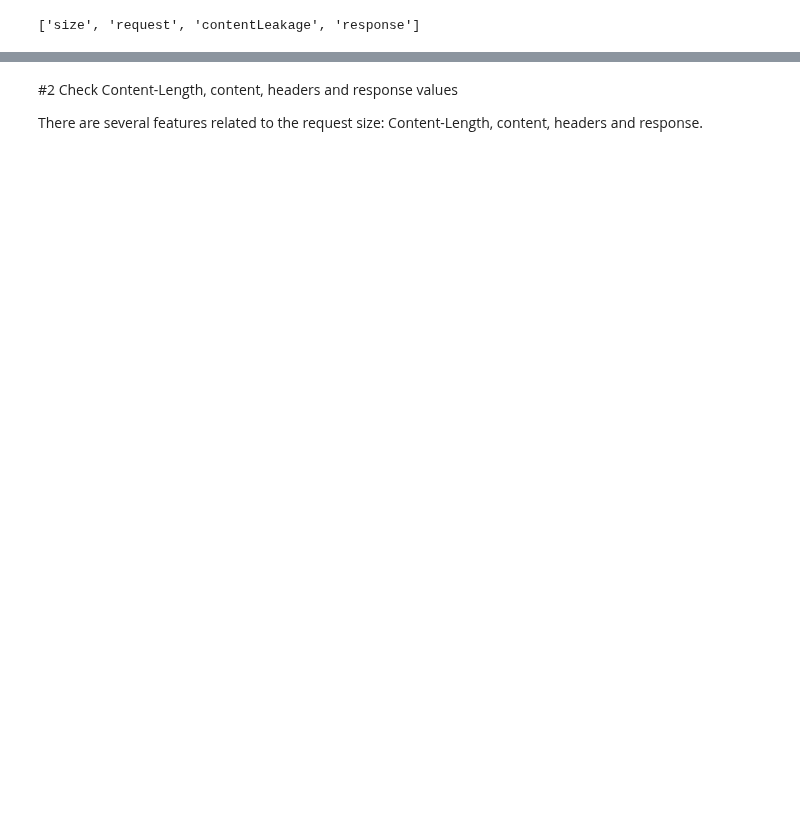
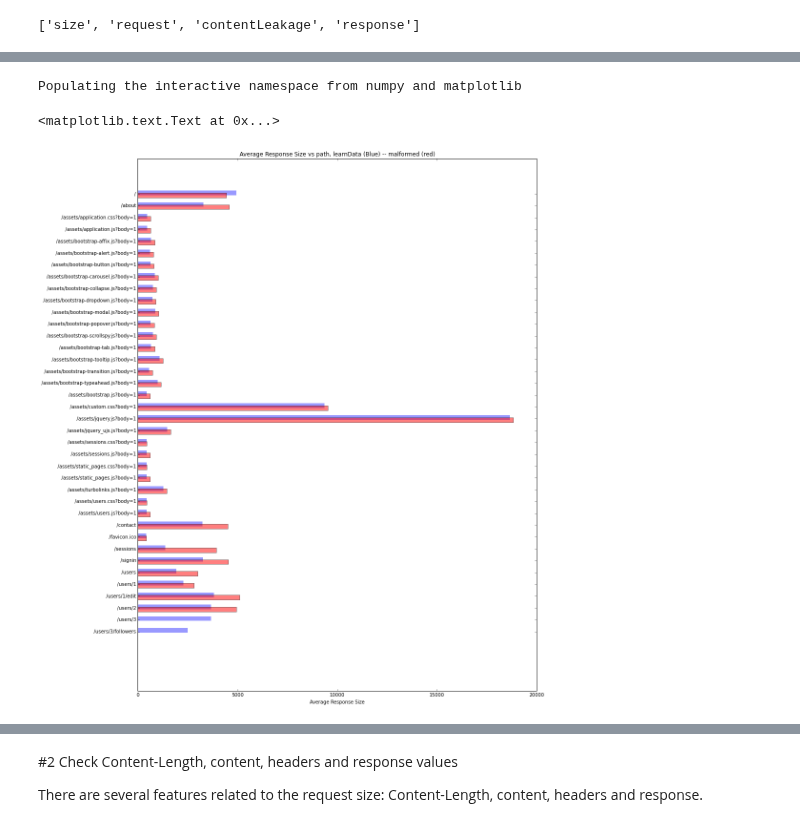
Before and after one commit to wangwf/Codes, a Jupyter notebook: dataLogs/mongodb.ipynb, the cells around one changed output, grey strips where cells are left out. Cells and saved outputs as stored; diff of their text form; code cells hidden in the pictures; blank space fills up the shorter version.

```diff
--- a/dataLogs/mongodb.ipynb
+++ b/dataLogs/mongodb.ipynb
@@ -205,0 +174,15 @@ nosniff 1091 7101 0.0
+# %%
+
+minMaxR["result"]  = sorted(minMaxR["result"],  key=lambda x: x["_id"])
+minMaxRt["result"] = sorted(minMaxRt["result"], key=lambda x: x["_id"])
+
+
+#for key in ['/users/3', '/users/3/followers']:
+#print [ x for x in minMaxRt["result"] if x["_id"] in ['/users/3', '/users/3/followers','/contact','/users/1/edit']]
+#print len(avgRes),len(avgResT)
+# %%
+#for i in range(len(avgRes)):    print int(avgRes[i]),int(avgResT[i])
+import numpy as np
+avgRes  = np.array([m['avgRes'] for m in minMaxR["result"]])
+avgResT = np.array([m['avgRes'] for m in minMaxRt["result"]])
+options = np.array([m['_id'] for m in minMaxR["result"]])
@@ -205,0 +210,22 @@ nosniff 1091 7101 0.0
+# %%
+%pylab inline
+import matplotlib.pyplot as plt
+
+rcParams['figure.figsize'] = 15, 20
+
+fig = plt.figure()
+ax = fig.add_subplot(111)
+
+#plt.barh([y+0.1 for y in y_pos], avgRes[::-1], height=0.4, align='center', alpha=0.4,color="b", linewidth=0.01,xerr=avgResStd)
+plt.barh([y+0.1 for y in y_pos], avgRes[::-1], height=0.4, align='center', alpha=0.4,color="b", linewidth=0.01)
+#plt.errorbar(avgRes, [y+0.1 for y in y_pos], xerr=avgResStd,yerr=None, fmt='')
+plt.barh([y-0.1 for y in y_pos], avgResT[::-1],height=0.4, align='center', alpha=0.5,color="r")
+
+plt.xlim(0,)
+plt.yticks(y_pos, options[::-1])
+plt.xlabel("Average Response Size")
+plt.title("Average Response Size vs path, learnData (Blue) -- malformed (red)")
+# %% [output]
+Populating the interactive namespace from numpy and matplotlib
+<matplotlib.text.Text at 0x...>
+[figure, added]
```
Also changed, not shown: parts of 46 cells of this notebook, 2 other files.
